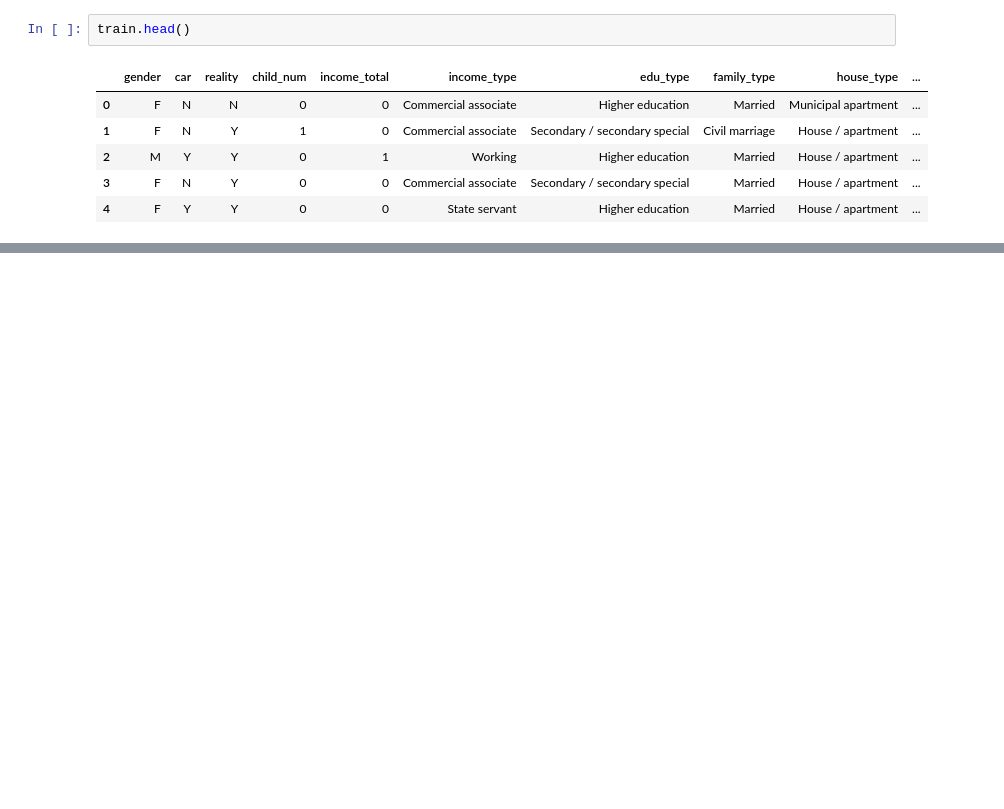
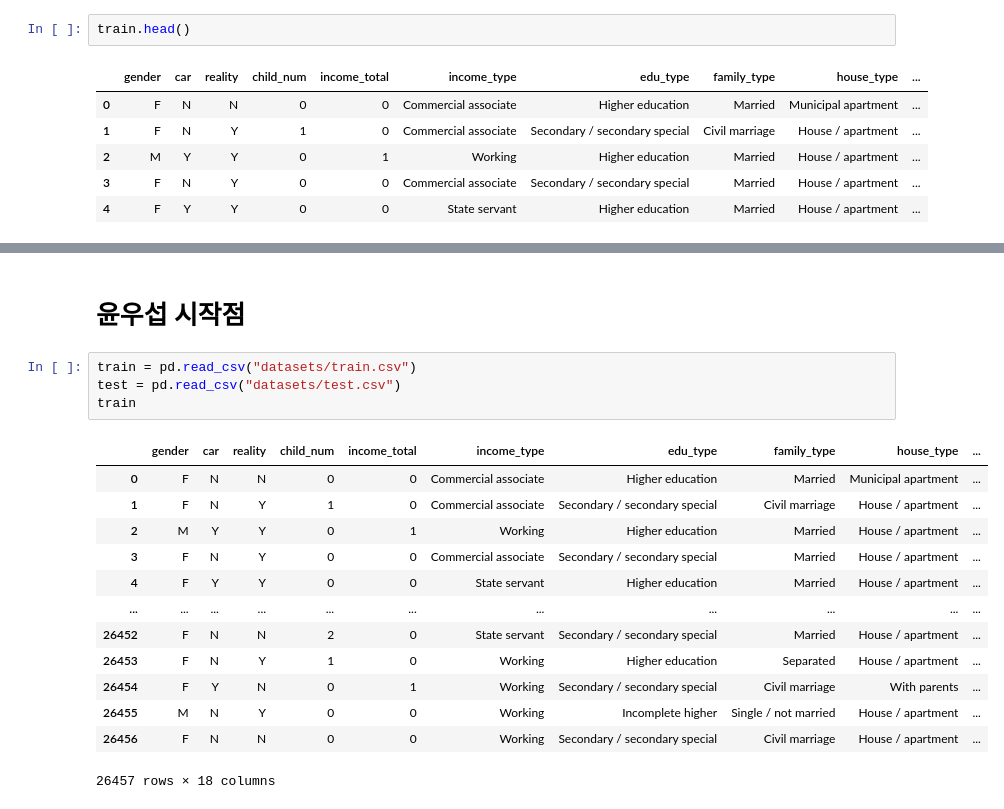
Before and after one commit to PNU-Sinbaram/dacon-credit-card-defaults-detection, a Jupyter notebook: visualization.ipynb, the cells around one changed output, grey strips where cells are left out. Saved outputs shown, nothing was run; the diff lists cells and outputs as text; blank space fills up the shorter version.

```diff
--- a/visualization.ipynb
+++ b/visualization.ipynb
@@ -118,0 +147,20 @@ plt.show()
+# %% [markdown]
+# 윤우섭 시작점
+# %%
+train = pd.read_csv("datasets/train.csv")
+test = pd.read_csv("datasets/test.csv")
+train
+# %% [output]
+|  | gender | car | reality | child_num | income_total | income_type | edu_type | family_type | house_type | ... |
+| 0 | F | N | N | 0 | 0 | Commercial associate | Higher education | Married | Municipal apartment | ... |
+| 1 | F | N | Y | 1 | 0 | Commercial associate | Secondary / secondary special | Civil marriage | House / apartment | ... |
+| 2 | M | Y | Y | 0 | 1 | Working | Higher education | Married | House / apartment | ... |
+| 3 | F | N | Y | 0 | 0 | Commercial associate | Secondary / secondary special | Married | House / apartment | ... |
+| 4 | F | Y | Y | 0 | 0 | State servant | Higher education | Married | House / apartment | ... |
+| ... | ... | ... | ... | ... | ... | ... | ... | ... | ... | ... |
+| 26452 | F | N | N | 2 | 0 | State servant | Secondary / secondary special | Married | House / apartment | ... |
+| 26453 | F | N | Y | 1 | 0 | Working | Higher education | Separated | House / apartment | ... |
+| 26454 | F | Y | N | 0 | 1 | Working | Secondary / secondary special | Civil marriage | With parents | ... |
+| 26455 | M | N | Y | 0 | 0 | Working | Incomplete higher | Single / not married | House / apartment | ... |
+| 26456 | F | N | N | 0 | 0 | Working | Secondary / secondary special | Civil marriage | House / apartment | ... |
+26457 rows × 18 columns
```
Also changed, not shown: parts of 30 cells of this notebook, 1 other file.
